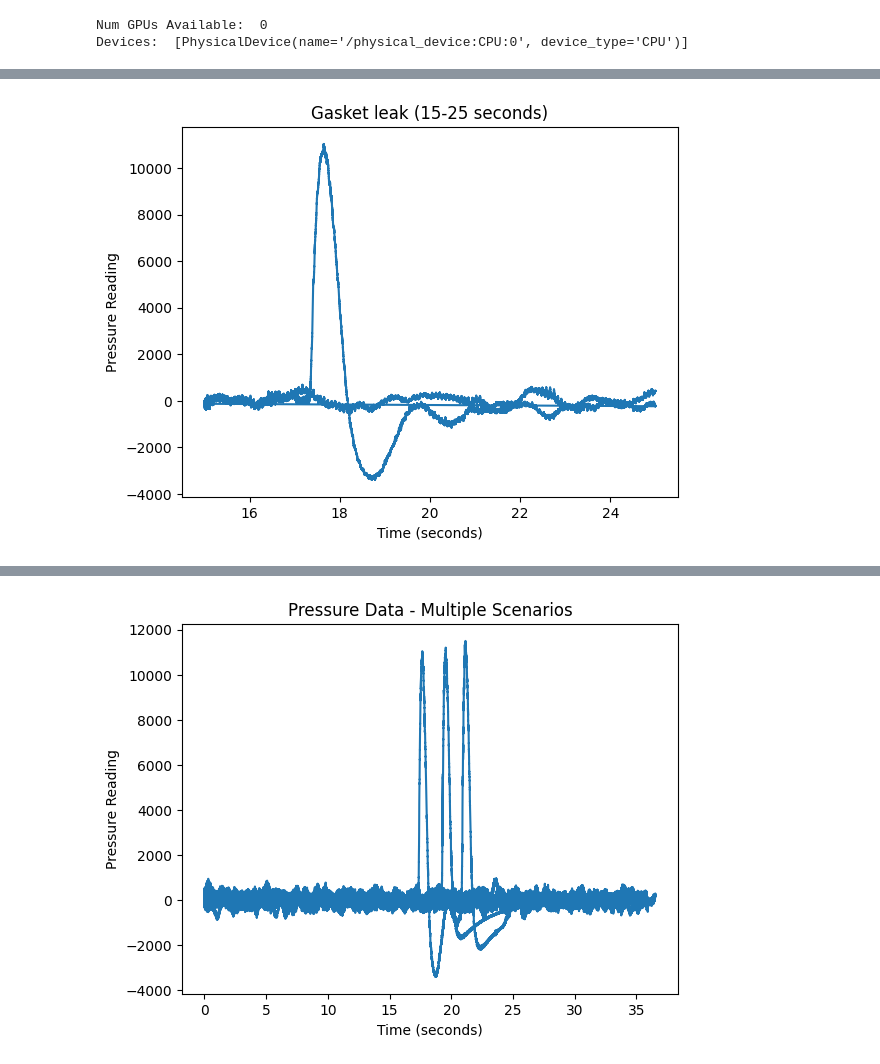
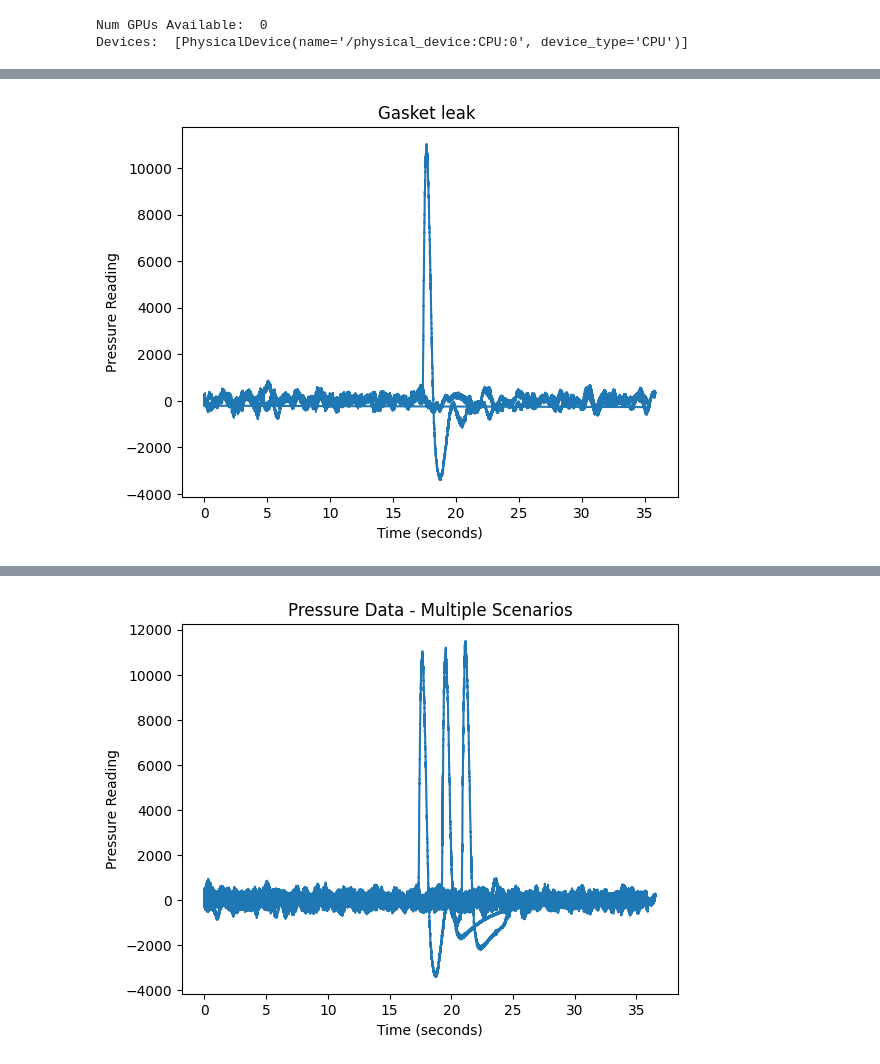
Before and after one commit to TLG442/Research_Project, a Jupyter notebook: model/Research_model.ipynb, the cells around one changed output, grey strips where cells are left out. Saved outputs shown, nothing was run; the diff lists cells and outputs as text; code cells hidden in the pictures.

```diff
--- a/model/Research_model.ipynb
+++ b/model/Research_model.ipynb
@@ -159,14 +154,11 @@ Number of rows: 2150408
 # %%
-# Filter the data for the 15 to 25-second interval
-filtered_gasket_leak_data = gasket_leak_data[
-    (gasket_leak_data['Sample'] >= 15) & (gasket_leak_data['Sample'] <= 25)
-]
+
 
 # Plot the filtered data
-plt.plot(filtered_gasket_leak_data['Sample'], filtered_gasket_leak_data['Value'])
-plt.title('Gasket leak (15-25 seconds)')
+plt.plot(gasket_leak_data['Sample'], gasket_leak_data['Value'])
+plt.title('Gasket leak ')
 plt.xlabel('Time (seconds)')
 plt.ylabel('Pressure Reading')
 plt.show()
 # %% [output]
-[figure, old version]
+[figure, new version]
```
Also changed, not shown: parts of 8 cells of this notebook.
